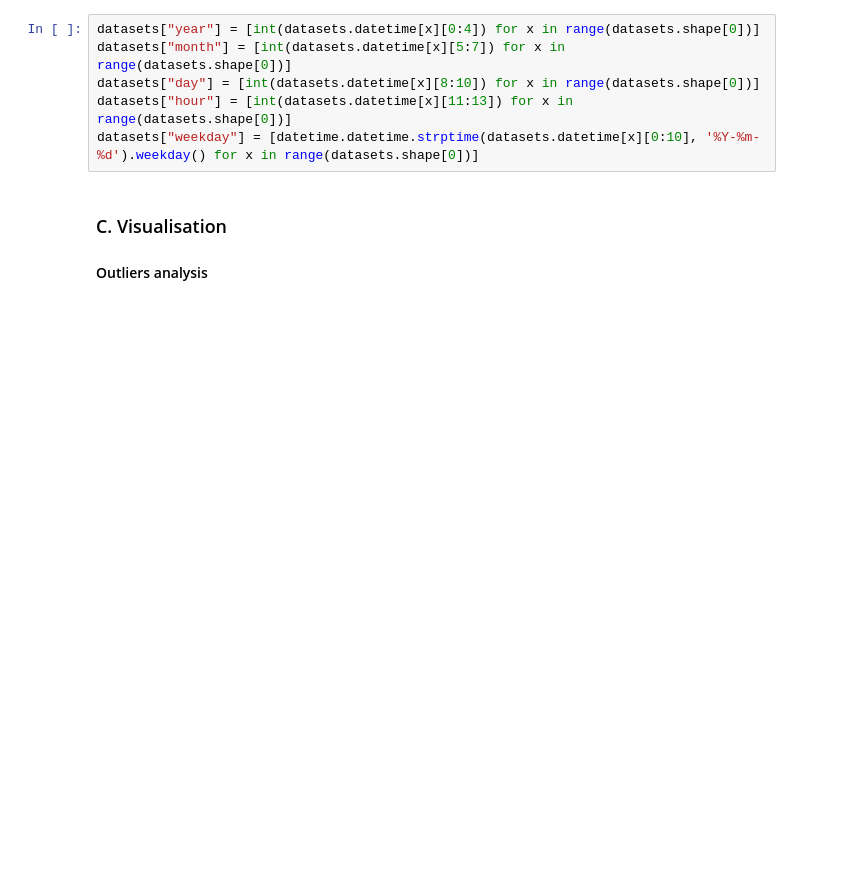
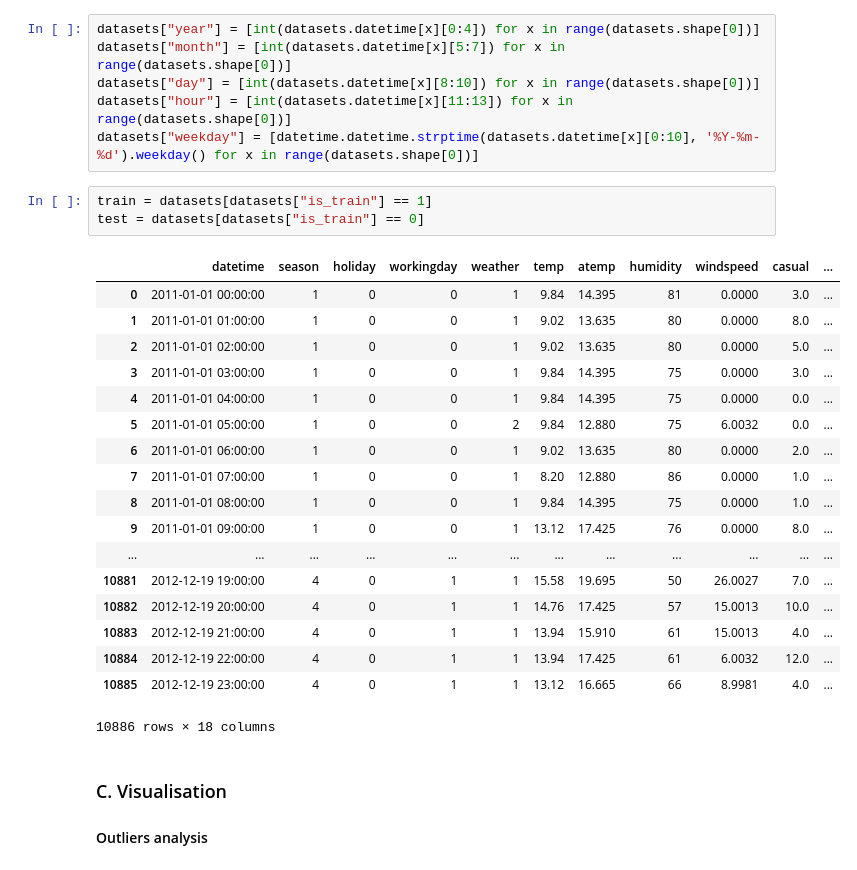
Before and after one commit to InesVA/predicting-bike-sharing-demand, a Jupyter notebook: Bike Sharing Prediction.ipynb, the cells around one changed output. Saved outputs shown, nothing was run; the diff lists cells and outputs as text; blank space fills up the shorter version.

```diff
--- a/Bike Sharing Prediction.ipynb
+++ b/Bike Sharing Prediction.ipynb
@@ -105,6 +105,28 @@ datasets["month"] = [int(datasets.datetime[x][5:7]) for x in range(datasets.shap
 datasets["day"] = [int(datasets.datetime[x][8:10]) for x in range(datasets.shape[0])]
 datasets["hour"] = [int(datasets.datetime[x][11:13]) for x in range(datasets.shape[0])]
 datasets["weekday"] = [datetime.datetime.strptime(datasets.datetime[x][0:10], '%Y-%m-%d').weekday() for x in range(datasets.shape[0])]
+# %%
+train = datasets[datasets["is_train"] == 1]
+test = datasets[datasets["is_train"] == 0]
+# %% [output]
+|  | datetime | season | holiday | workingday | weather | temp | atemp | humidity | windspeed | casual | ... |
+| 0 | 2011-01-01 00:00:00 | 1 | 0 | 0 | 1 | 9.84 | 14.395 | 81 | 0.0000 | 3.0 | ... |
+| 1 | 2011-01-01 01:00:00 | 1 | 0 | 0 | 1 | 9.02 | 13.635 | 80 | 0.0000 | 8.0 | ... |
+| 2 | 2011-01-01 02:00:00 | 1 | 0 | 0 | 1 | 9.02 | 13.635 | 80 | 0.0000 | 5.0 | ... |
+| 3 | 2011-01-01 03:00:00 | 1 | 0 | 0 | 1 | 9.84 | 14.395 | 75 | 0.0000 | 3.0 | ... |
+| 4 | 2011-01-01 04:00:00 | 1 | 0 | 0 | 1 | 9.84 | 14.395 | 75 | 0.0000 | 0.0 | ... |
+| 5 | 2011-01-01 05:00:00 | 1 | 0 | 0 | 2 | 9.84 | 12.880 | 75 | 6.0032 | 0.0 | ... |
+| 6 | 2011-01-01 06:00:00 | 1 | 0 | 0 | 1 | 9.02 | 13.635 | 80 | 0.0000 | 2.0 | ... |
+| 7 | 2011-01-01 07:00:00 | 1 | 0 | 0 | 1 | 8.20 | 12.880 | 86 | 0.0000 | 1.0 | ... |
+| 8 | 2011-01-01 08:00:00 | 1 | 0 | 0 | 1 | 9.84 | 14.395 | 75 | 0.0000 | 1.0 | ... |
+| 9 | 2011-01-01 09:00:00 | 1 | 0 | 0 | 1 | 13.12 | 17.425 | 76 | 0.0000 | 8.0 | ... |
+| ... | ... | ... | ... | ... | ... | ... | ... | ... | ... | ... | ... |
+| 10881 | 2012-12-19 19:00:00 | 4 | 0 | 1 | 1 | 15.58 | 19.695 | 50 | 26.0027 | 7.0 | ... |
+| 10882 | 2012-12-19 20:00:00 | 4 | 0 | 1 | 1 | 14.76 | 17.425 | 57 | 15.0013 | 10.0 | ... |
+| 10883 | 2012-12-19 21:00:00 | 4 | 0 | 1 | 1 | 13.94 | 15.910 | 61 | 15.0013 | 4.0 | ... |
+| 10884 | 2012-12-19 22:00:00 | 4 | 0 | 1 | 1 | 13.94 | 17.425 | 61 | 6.0032 | 12.0 | ... |
+| 10885 | 2012-12-19 23:00:00 | 4 | 0 | 1 | 1 | 13.12 | 16.665 | 66 | 8.9981 | 4.0 | ... |
+10886 rows × 18 columns
 # %% [markdown]
 ### C. Visualisation
 #### Outliers analysis
```
Also changed, not shown: parts of 3 cells of this notebook.
